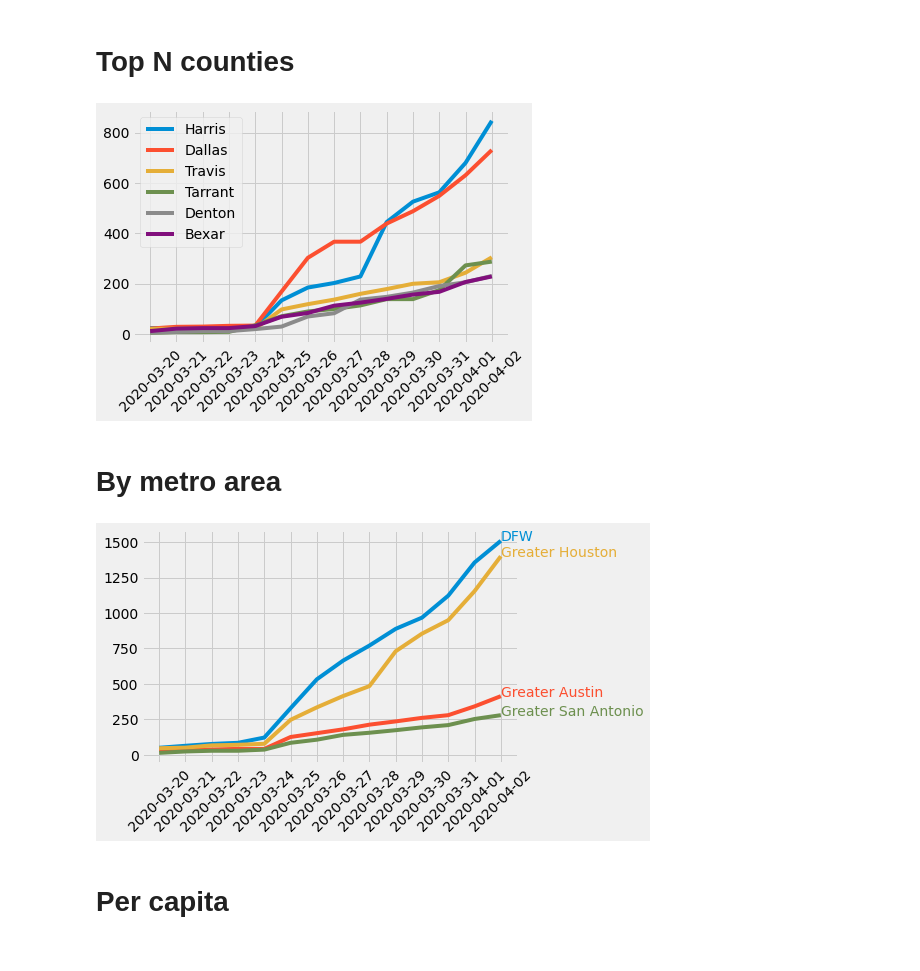
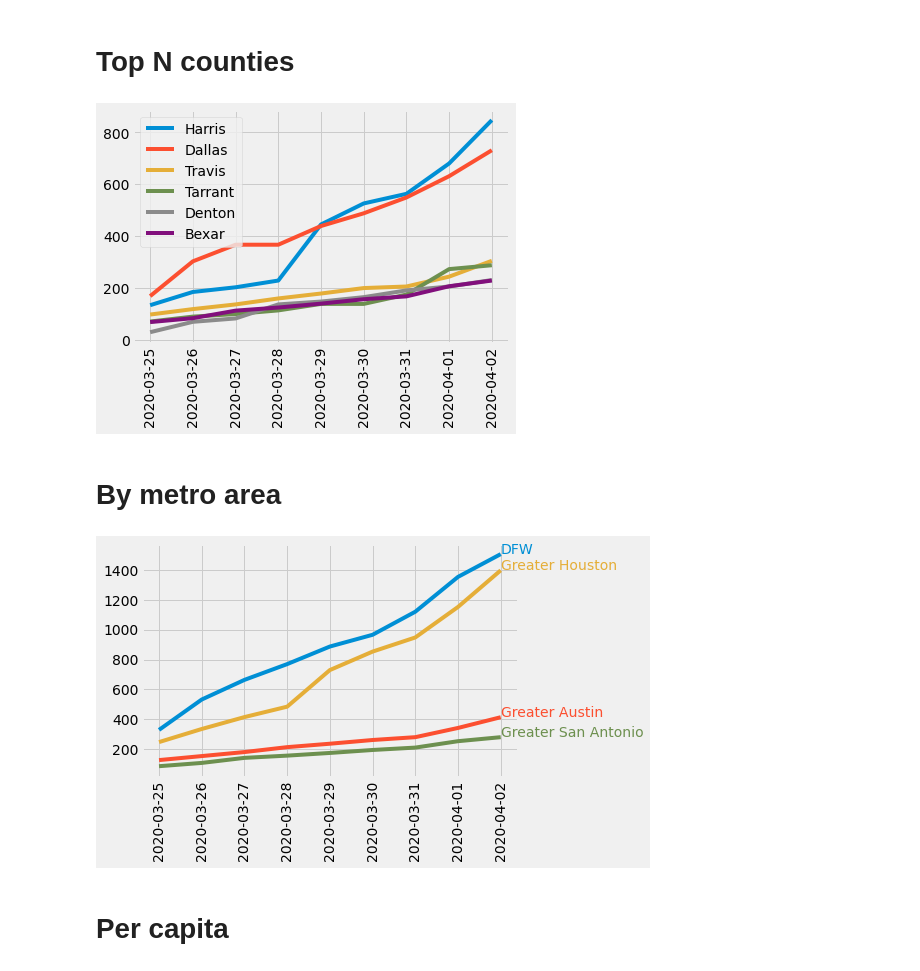
Before and after one commit to RasterBurn/texascovid19, a Jupyter notebook: notebooks/01_plots.ipynb, the cells around one changed output. Drawn from its saved outputs; the diff is of its cells as text; code cells hidden in the pictures.

Commit message:
add start date

```diff
--- a/notebooks/01_plots.ipynb
+++ b/notebooks/01_plots.ipynb
@@ -15,6 +15,8 @@ The case counts do not include people who were repatriated from China or a cruis
 ### Why are these case counts different from what other sources are reporting?
 
 Other dashboards may be using media reports to gather information about new cases, which may result in some cases being counted more than once.
+# %%
+START_DATE = '2020-03-25'
 # %% [markdown]
 # Top N counties
 # %%
@@ -23,6 +25,10 @@ TOP_N = 6
 df_timeseries = data.get_timeseries()
 # %%
 last_date = df_timeseries.columns[-1]
+# %%
+dt_range = pd.date_range(start=START_DATE, end=last_date).strftime('%Y-%m-%d')
+# %%
+df_timeseries = df_timeseries[dt_range.tolist()]
 # %%
 df_ordered = df_timeseries.sort_values(last_date, ascending=False)
 # %%
@@ -32,17 +38,17 @@ TOP_N_COUNTIES = df_ordered.index.tolist()[:TOP_N]
 # %%
 plt.style.use('fivethirtyeight')
 last_cnts = set()
 for county in TOP_N_COUNTIES:
     if county == "Pending County Assignment":
         continue
     line = plt.plot(x, df_timeseries.loc[county], label=county)
     color = line[0].get_color()
 #     plt.text(x[-1], df_timeseries.loc[county][-1], county, color=color)
-    plt.xticks(rotation=45)
+    plt.xticks(rotation=90)
 
     plt.legend(loc='best')
 # %% [output]
-[figure, old version]
+[figure, new version]
 # %% [markdown]
 # By metro area
 # %%
@@ -53,9 +59,9 @@ for metro in df_metro.index:
     line = plt.plot(x, df_metro.loc[metro], label=metro)
     color = line[0].get_color()
     plt.text(x[-1], df_metro.loc[metro][-1], metro, color=color)
-    plt.xticks(rotation=45)
+    plt.xticks(rotation=90)
 # %% [output]
-[figure, old version]
+[figure, new version]
 # %% [markdown]
 # Per capita
 # %%
```
Also changed, not shown: parts of 3 cells of this notebook, 1 other file.
